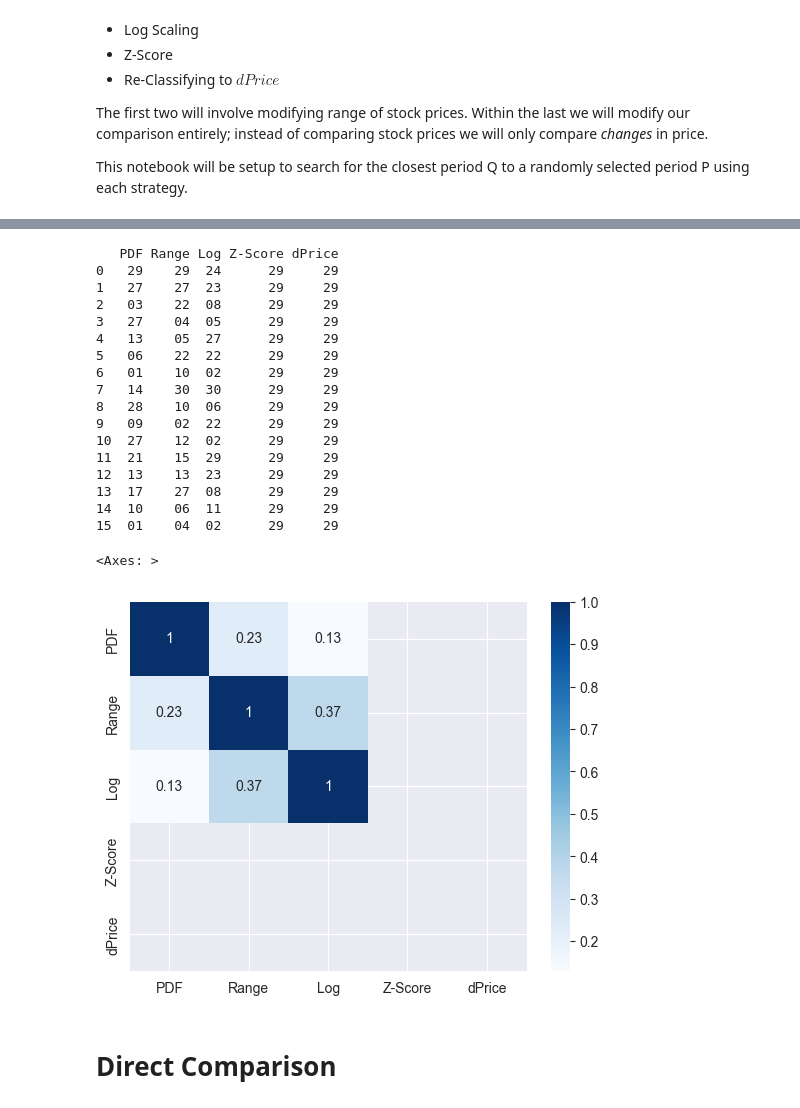
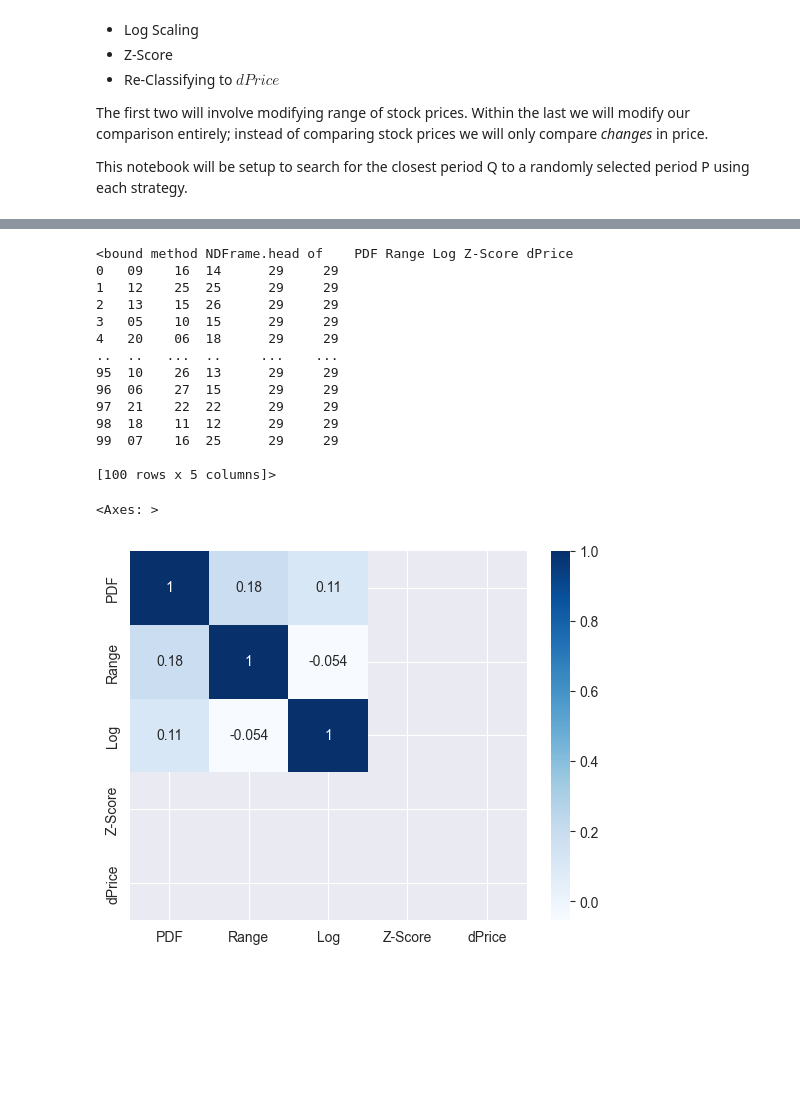
Before and after one commit to p5quared/chronicstocks, a Jupyter notebook: Notes/Normalization.ipynb, the cells around one changed output, grey strips where cells are left out. Saved outputs shown, nothing was run; the diff lists cells and outputs as text; code cells hidden in the pictures; blank space fills up the shorter version.

```diff
--- a/Notes/Normalization.ipynb
+++ b/Notes/Normalization.ipynb
@@ -184,30 +184,25 @@ dPrice......... 1993-01-29 - 1993-03-12
 # %%
 from correlatingNormalization import sample_kl
-sample_data = sample_kl(16)
-print(sample_data)
+sample_data = sample_kl(100)
+print(sample_data.head)
 # TODO: Fix this
 sns.heatmap(sample_data.corr(), annot=True, cmap='Blues')
 # sample_data = sample_data.pivot(columns=['PDF', 'Range', 'Log', 'Z-Score', 'dPrice'], index=['PDF', 'Range', 'Log', 'Z-Score', 'dPrice'])
 # sns.heatmap(sample_data, annot=True, cmap='Blues')
 # %% [output]
-   PDF Range Log Z-Score dPrice
-0   29    29  24      29     29
-1   27    27  23      29     29
-2   03    22  08      29     29
-3   27    04  05      29     29
-4   13    05  27      29     29
-5   06    22  22      29     29
-6   01    10  02      29     29
-7   14    30  30      29     29
-8   28    10  06      29     29
-9   09    02  22      29     29
-10  27    12  02      29     29
-11  21    15  29      29     29
-12  13    13  23      29     29
-13  17    27  08      29     29
-14  10    06  11      29     29
-15  01    04  02      29     29
+<bound method NDFrame.head of    PDF Range Log Z-Score dPrice
+0   09    16  14      29     29
+1   12    25  25      29     29
+2   13    15  26      29     29
+3   05    10  15      29     29
+4   20    06  18      29     29
+..  ..   ...  ..     ...    ...
+95  10    26  13      29     29
+96  06    27  15      29     29
+97  21    22  22      29     29
+98  18    11  12      29     29
+99  07    16  25      29     29
+
+[100 rows x 5 columns]>
 <Axes: >
-[figure, old version]
+[figure, new version]
-# %% [markdown]
-# Direct Comparison
```
Also changed, not shown: parts of 5 cells of this notebook.
